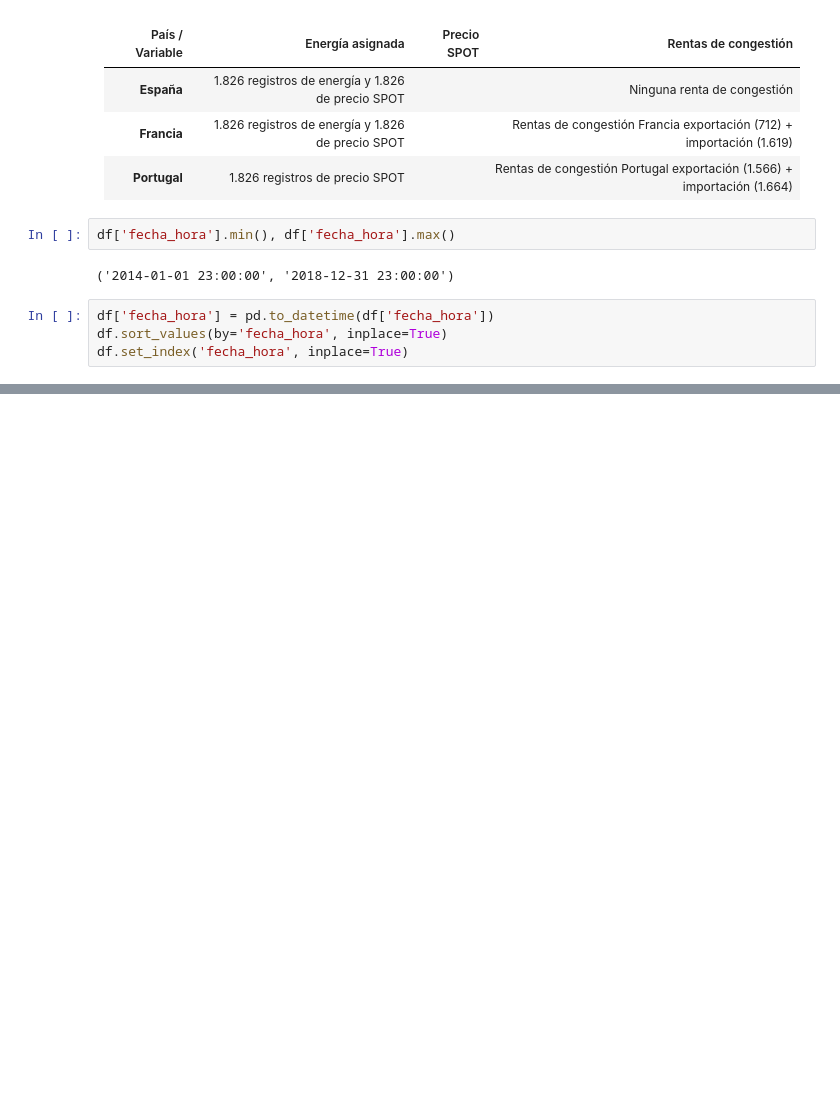
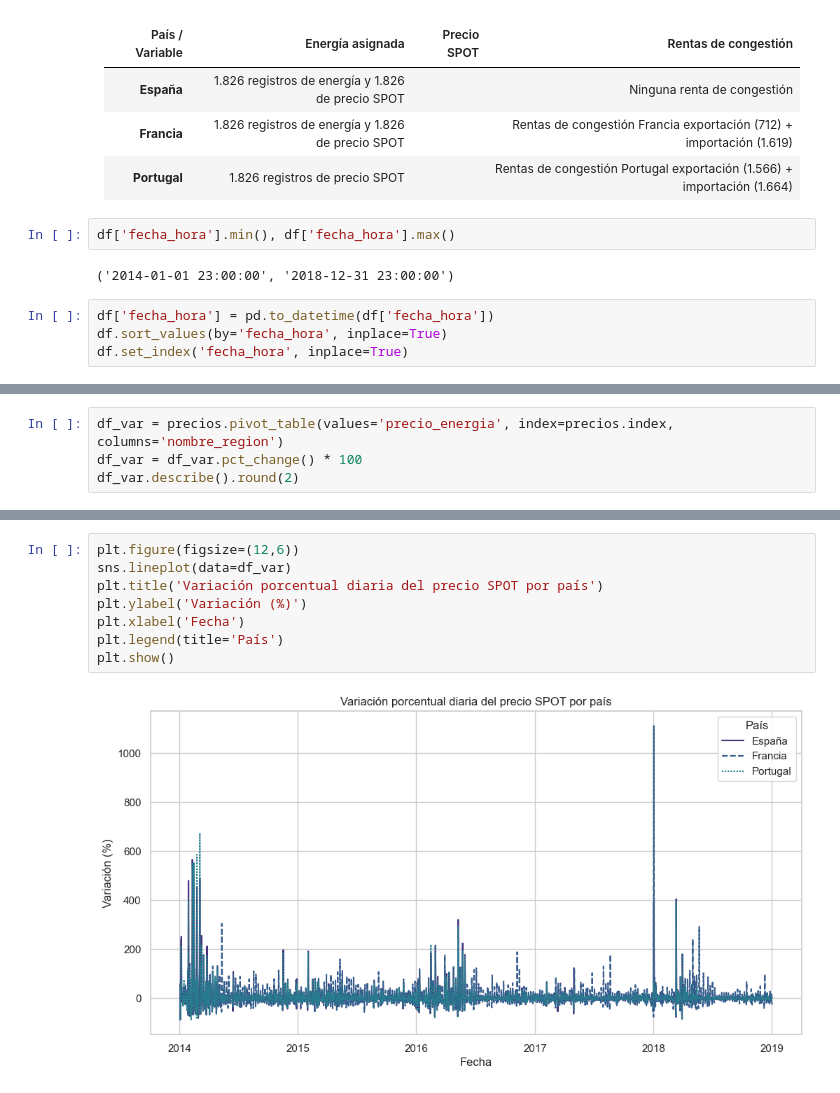
Before and after one commit to Ivan-Ortiz1/analisis-precios-y-energia-california, a Jupyter notebook: notebooks/2_analisis_energia.ipynb, the cells around one changed output, grey strips where cells are left out. Saved outputs shown, nothing was run; the diff lists cells and outputs as text; blank space fills up the shorter version.

Commit message:
Analisis de estadisticas descriptivas, variacion diaria, correlacion movil y deteccion de anomalia

```diff
--- a/notebooks/2_analisis_energia.ipynb
+++ b/notebooks/2_analisis_energia.ipynb
@@ -124,0 +173,4 @@ df.index.min(), df.index.max()
+# %%
+df_var = precios.pivot_table(values='precio_energia', index=precios.index, columns='nombre_region')
+df_var = df_var.pct_change() * 100
+df_var.describe().round(2)
@@ -124,0 +187,10 @@ df.index.min(), df.index.max()
+# %%
+plt.figure(figsize=(12,6))
+sns.lineplot(data=df_var)
+plt.title('Variación porcentual diaria del precio SPOT por país')
+plt.ylabel('Variación (%)')
+plt.xlabel('Fecha')
+plt.legend(title='País')
+plt.show()
+# %% [output]
+[figure, added]
```
Also changed, not shown: parts of 9 cells of this notebook.
